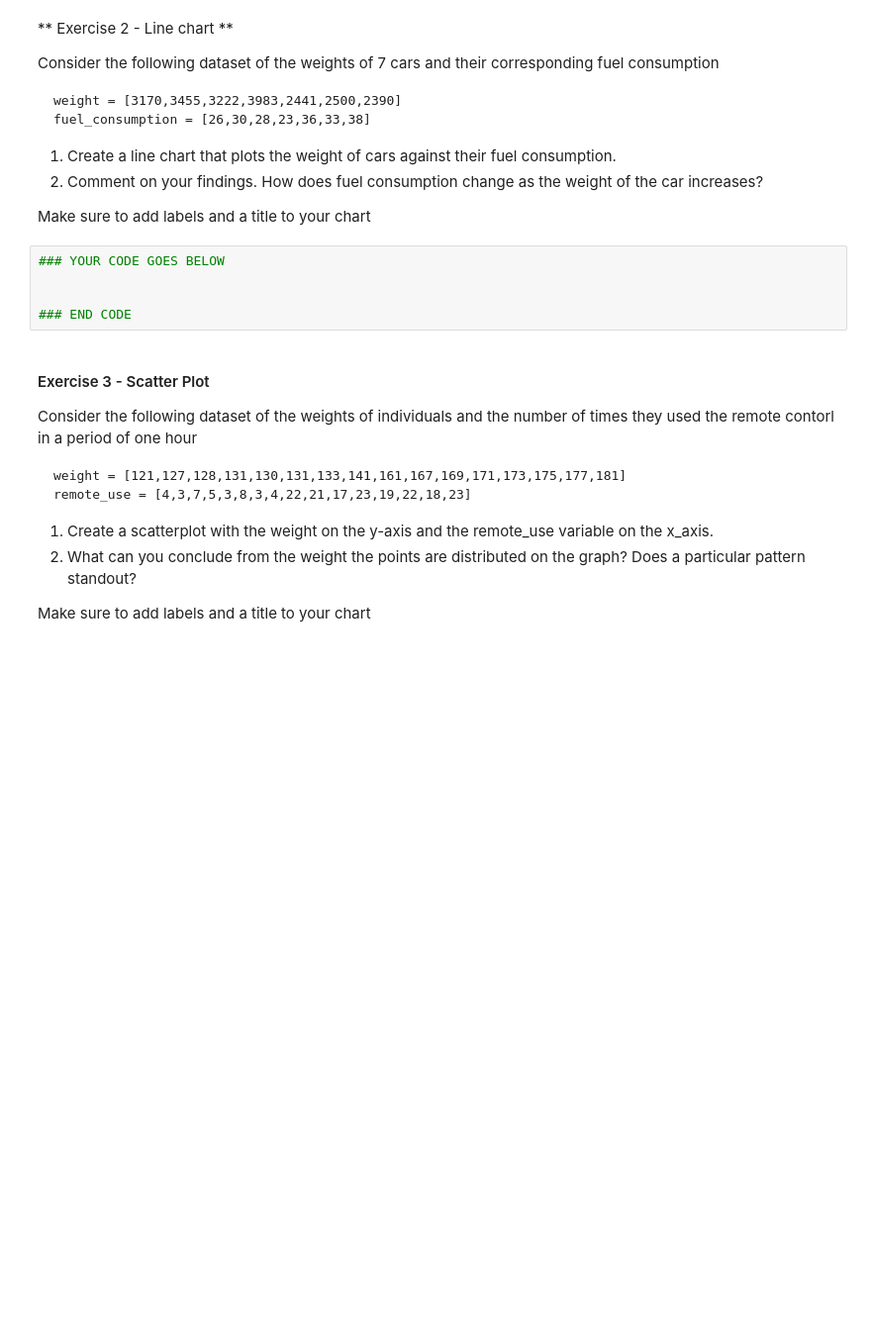
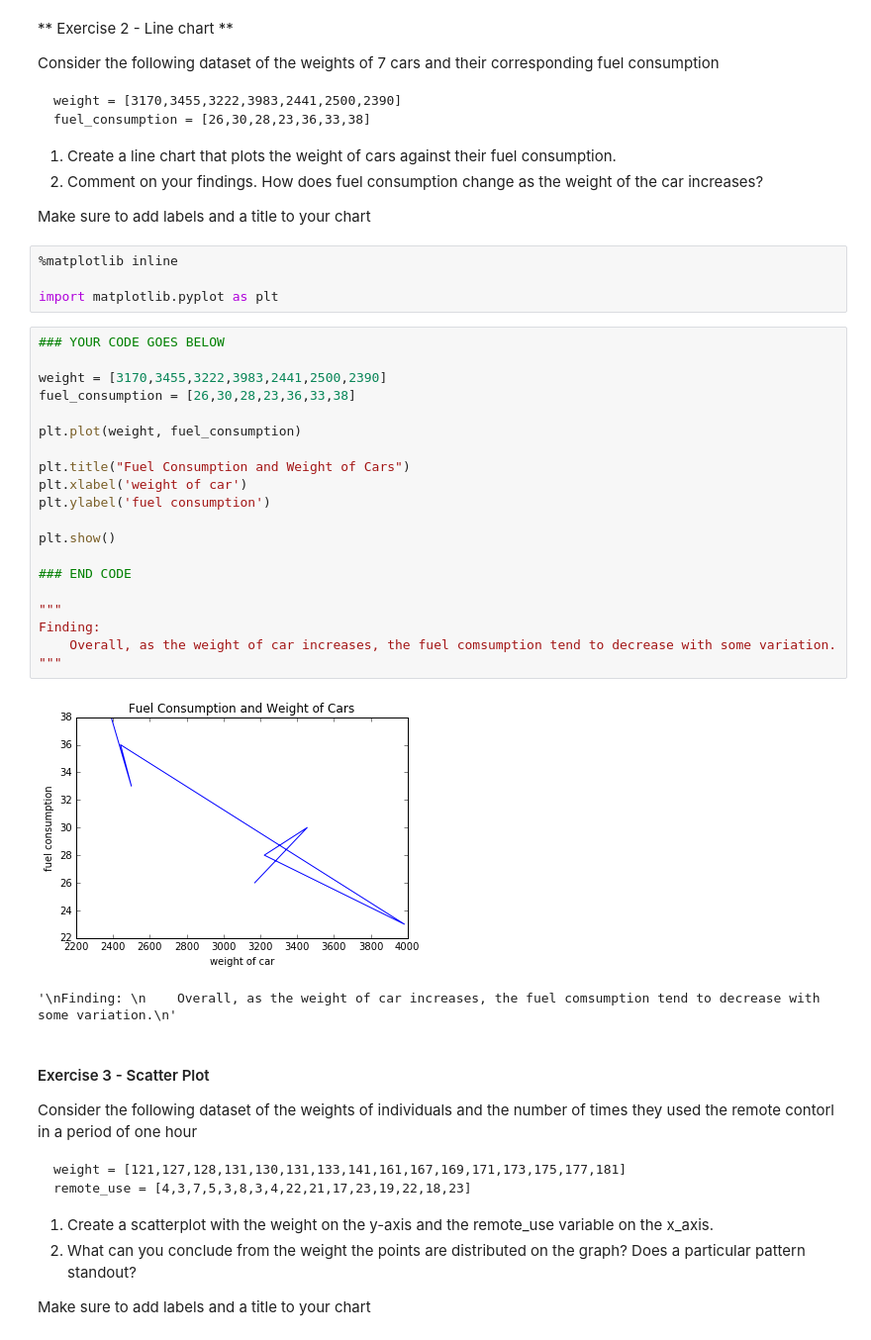
Before and after one commit to lavenderLatte/89926_py, a Jupyter notebook: homework/hw11.ipynb, the cells around one changed output. Shown: that part at 99% size. Drawn from its saved outputs; the diff is of its cells as text; blank space fills up the shorter version.

```diff
--- a/homework/hw11.ipynb
+++ b/homework/hw11.ipynb
@@ -76,11 +81,33 @@ fuel_consumption = [26,30,28,23,36,33,38]
 2. Comment on your findings. How does fuel consumption change as the weight of the car increases?
 
 Make sure to add labels and a title to your chart
-# %%
-### YOUR CODE GOES BELOW
-
-
-### END CODE
+# %%
+%matplotlib inline
+
+import matplotlib.pyplot as plt
+# %%
+### YOUR CODE GOES BELOW
+
+weight = [3170,3455,3222,3983,2441,2500,2390]
+fuel_consumption = [26,30,28,23,36,33,38]
+
+plt.plot(weight, fuel_consumption)
+
+plt.title("Fuel Consumption and Weight of Cars")
+plt.xlabel('weight of car')
+plt.ylabel('fuel consumption')
+
+plt.show()
+
+### END CODE
+
+"""
+Finding:
+    Overall, as the weight of car increases, the fuel comsumption tend to decrease with some variation.
+"""
+# %% [output]
+[figure, added]
+'\nFinding: \n    Overall, as the weight of car increases, the fuel comsumption tend to decrease with some variation.\n'
 # %% [markdown]
 #### Exercise 3 - Scatter Plot
 
```
Also changed, not shown: parts of 9 cells of this notebook.
